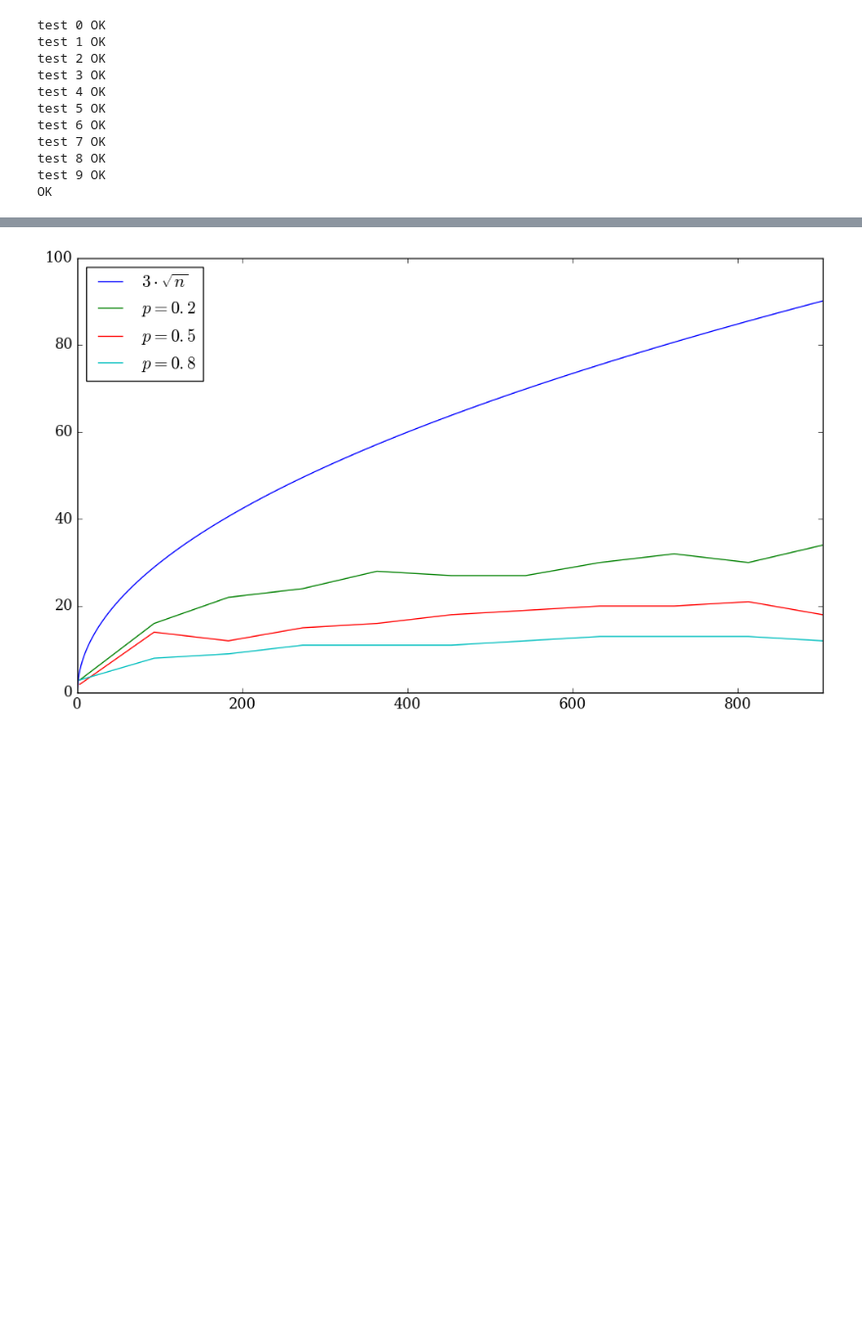
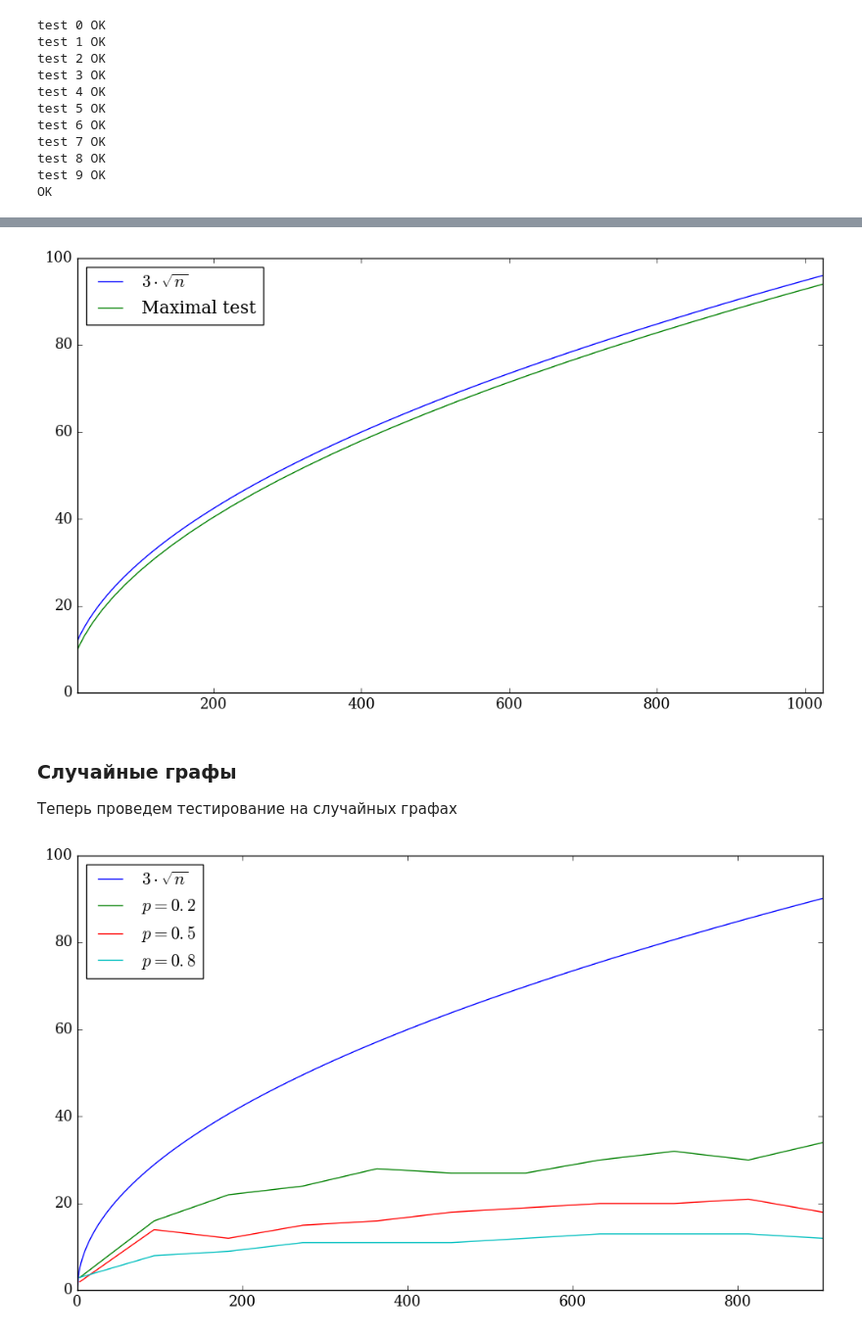
Before and after one commit to egiby/WidgersonAlgorithm, a Jupyter notebook: Testing.ipynb, the cells around one changed output, grey strips where cells are left out. Shown: that part at 98% size. Drawn from its saved outputs; the diff is of its cells as text; code cells hidden in the pictures; blank space fills up the shorter version.

```diff
--- a/Testing.ipynb
+++ b/Testing.ipynb
@@ -38,6 +40,27 @@ def get_k_coloring_sample(sizes=[333, 333, 333], p=0.5):
     return graph
 
 
+def get_maximal_test_sample(sqrt_n=32):
+    k = sqrt_n
+    n = k ** 2
+
+    graph = [[] for i in range(n)]
+
+    for i in range(k - 1):
+        start = i * (k + 1)
+        for v in range(k + 1):
+            graph[v + start].append((v + 1) % (k + 1) + start)
+            graph[(v + 1) % (k + 1) + start].append(v + start)
+
+        for v in range(2, k):
+            graph[start].append(v + start)
+            graph[v + start].append(start)
+
+    return graph
+
+
+
+
 def test(ns, p):
     graph = get_k_coloring_sample(ns, p)
     colors = get_coloring(graph)
@@ -75,3 +103,25 @@ OK
+# %%
+ns = []
+nums = []
+
+for k in range(4, 33):
+    graph = get_maximal_test_sample(k)
+    num = max(get_coloring(graph))
+    assert is_legal
+    nums.append(num)
+    ns.append(k ** 2)
+# %%
+plt.figure(figsize=(12, 7))
+plt.plot(np.linspace(0, 1024, 1000), 3 * np.linspace(0, 1024, 1000) ** 0.5, label=r'$3 \cdot \sqrt{n}$')
+plt.plot(ns, nums, label='Maximal test')
+plt.legend(loc='upper left')
+plt.xlim(16, 1024)
+plt.show()
+# %% [output]
+[figure, added]
+# %% [markdown]
+### Случайные графы
+Теперь проведем тестирование на случайных графах
 # %%
 def get_asymptotic_data(p=0.2):
     N = 303
```
Also changed, not shown: parts of 6 cells of this notebook.
